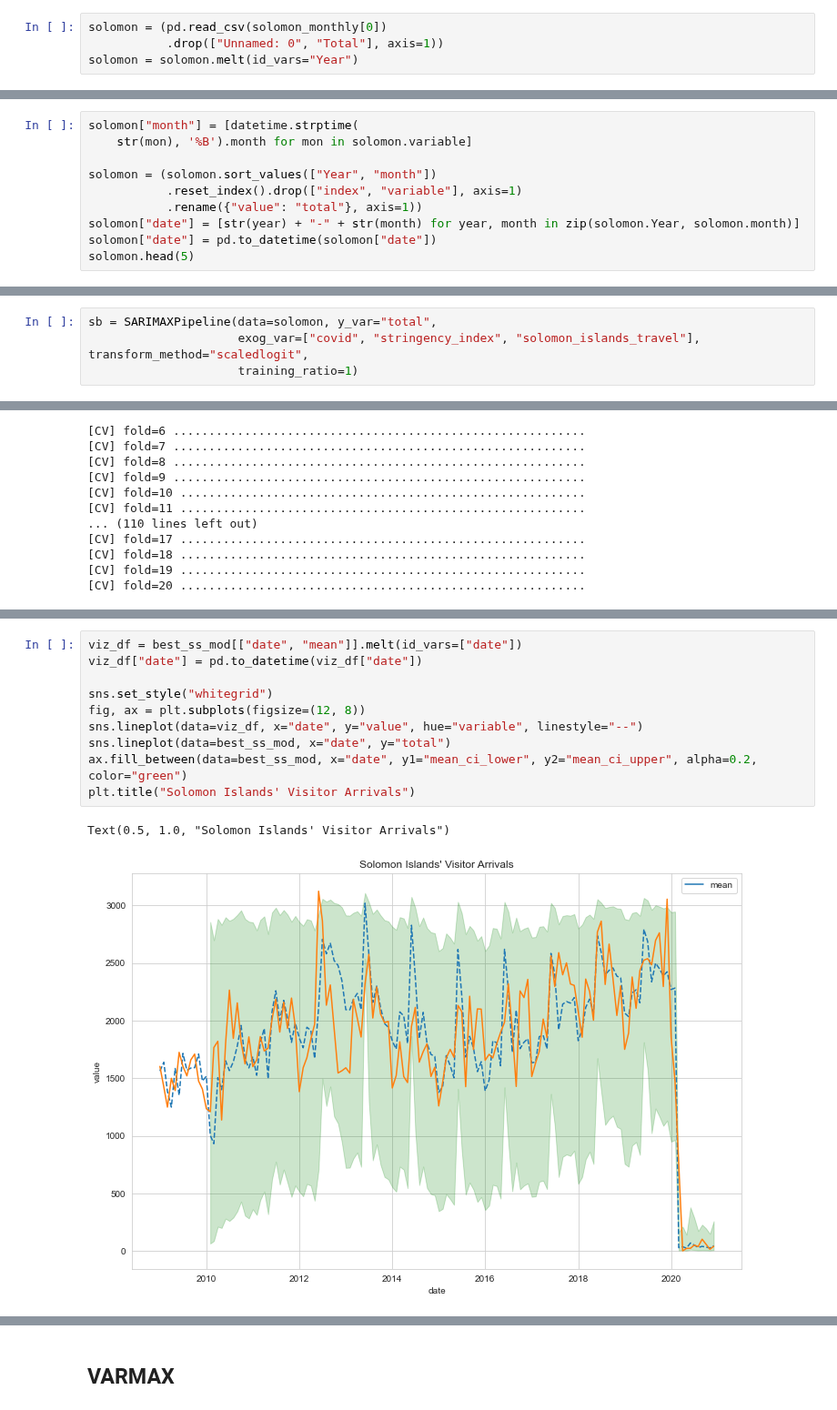
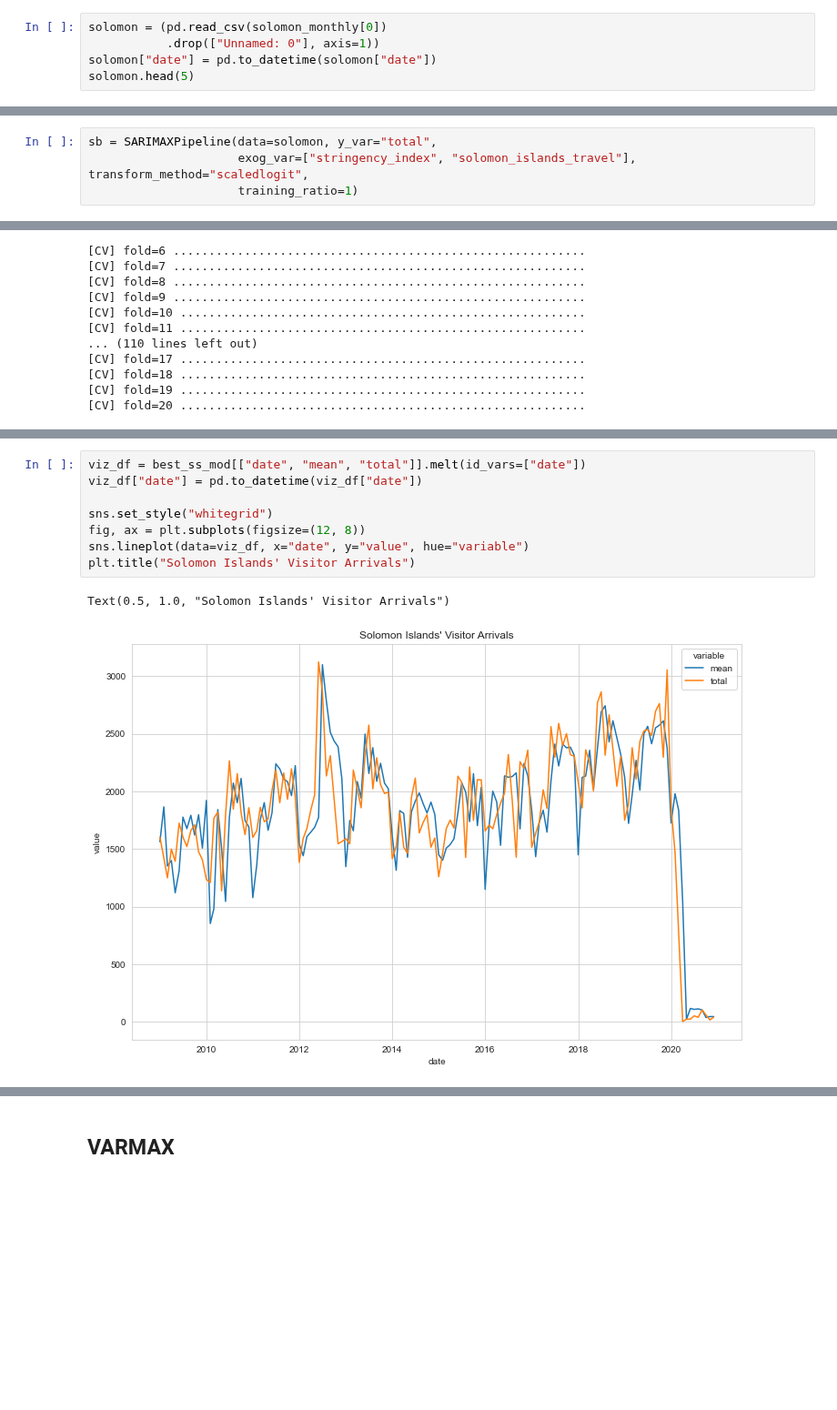
Before and after one commit to worldbank/pacific-observatory, a Jupyter notebook: scripts/notebooks/Tourism/modelling/solomon_islands.ipynb, the cells around one changed output, grey strips where cells are left out. Shown at 91% size. Cells and saved outputs as stored; diff of their text form; blank space fills up the shorter version.

```diff
--- a/scripts/notebooks/Tourism/modelling/solomon_islands.ipynb
+++ b/scripts/notebooks/Tourism/modelling/solomon_islands.ipynb
@@ -27,5 +27,6 @@ solomon_folder = data_folder + "/solomon/intermediate/"
 solomon_monthly = [solomon_folder + file for file in os.listdir(solomon_folder) if "month" in file]
 # %%
 solomon = (pd.read_csv(solomon_monthly[0])
-           .drop(["Unnamed: 0", "Total"], axis=1))
-solomon = solomon.melt(id_vars="Year")
+           .drop(["Unnamed: 0"], axis=1))
+solomon["date"] = pd.to_datetime(solomon["date"])
+solomon.head(5)
@@ -32,10 +39,0 @@ solomon = solomon.melt(id_vars="Year")
-# %%
-solomon["month"] = [datetime.strptime(
-    str(mon), '%B').month for mon in solomon.variable]
-
-solomon = (solomon.sort_values(["Year", "month"])
-           .reset_index().drop(["index", "variable"], axis=1)
-           .rename({"value": "total"}, axis=1))
-solomon["date"] = [str(year) + "-" + str(month) for year, month in zip(solomon.Year, solomon.month)]
-solomon["date"] = pd.to_datetime(solomon["date"])
-solomon.head(5)
@@ -144,6 +156,6 @@ get_adf_df(solomon, ["total"])
 # %%
 sb = SARIMAXPipeline(data=solomon, y_var="total",
-                     exog_var=["covid", "stringency_index", "solomon_islands_travel"], transform_method="scaledlogit",
+                     exog_var=["stringency_index", "solomon_islands_travel"], transform_method="scaledlogit",
                      training_ratio=1)
 # %% [output]
 training size : 144, testing size : 0
@@ -333,13 +345,11 @@ best_ss_mod.head(20)
 # %%
-viz_df = best_ss_mod[["date", "mean"]].melt(id_vars=["date"])
+viz_df = best_ss_mod[["date", "mean", "total"]].melt(id_vars=["date"])
 viz_df["date"] = pd.to_datetime(viz_df["date"])
 
 sns.set_style("whitegrid")
 fig, ax = plt.subplots(figsize=(12, 8))
-sns.lineplot(data=viz_df, x="date", y="value", hue="variable", linestyle="--")
-sns.lineplot(data=best_ss_mod, x="date", y="total")
-ax.fill_between(data=best_ss_mod, x="date", y1="mean_ci_lower", y2="mean_ci_upper", alpha=0.2, color="green")
+sns.lineplot(data=viz_df, x="date", y="value", hue="variable")
 plt.title("Solomon Islands' Visitor Arrivals")
 # %% [output]
 Text(0.5, 1.0, "Solomon Islands' Visitor Arrivals")
-[figure, old version]
+[figure, new version]
```
Also changed, not shown: parts of 21 cells of this notebook, 12 other files.
